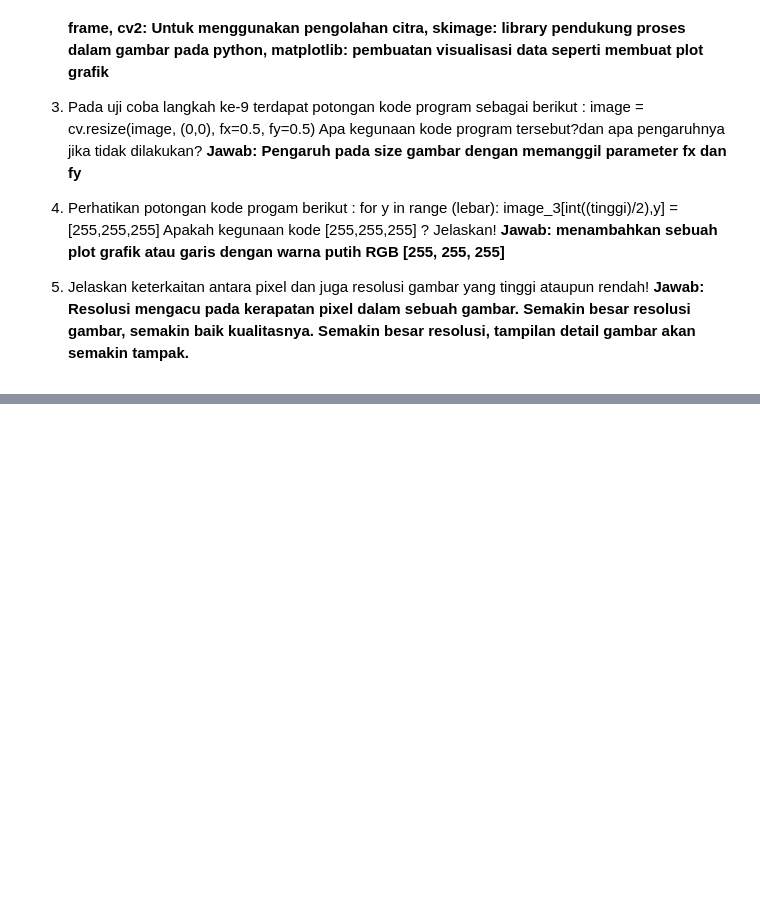
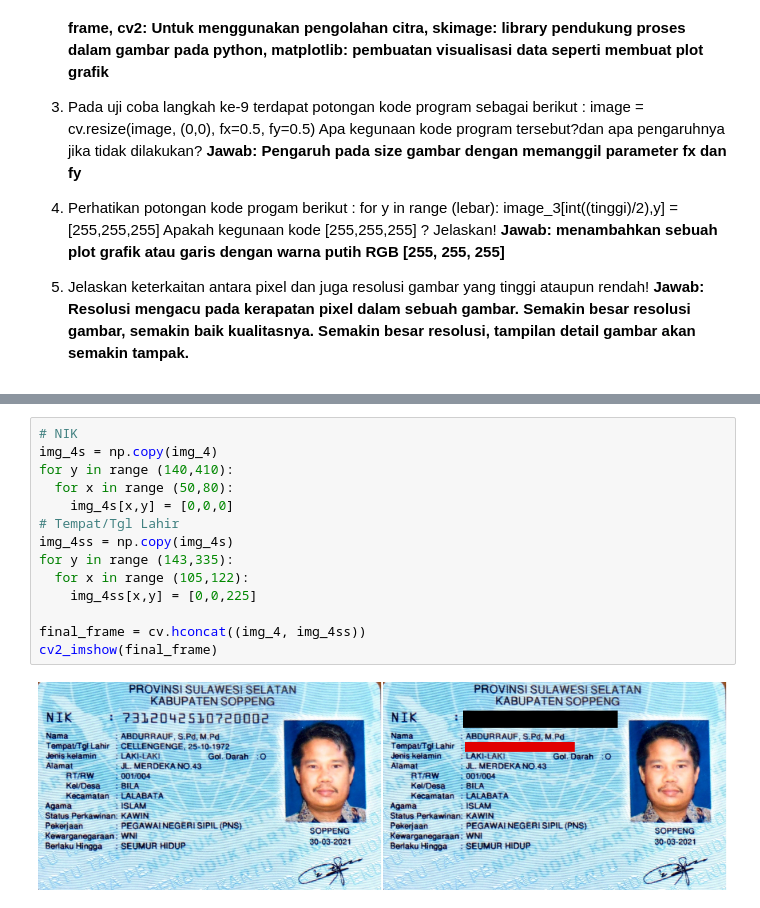
Before and after one commit to maidyjoshi/PCVK_Ganjil_2023, a Jupyter notebook: Week1.ipynb, the cells around one changed output, grey strips where cells are left out. Drawn from its saved outputs; the diff is of its cells as text; blank space fills up the shorter version.

```diff
--- a/Week1.ipynb
+++ b/Week1.ipynb
@@ -89,0 +128,16 @@ cv2_imshow(final_frame)
+# %%
+# NIK
+img_4s = np.copy(img_4)
+for y in range (140,410):
+  for x in range (50,80):
+    img_4s[x,y] = [0,0,0]
+# Tempat/Tgl Lahir
+img_4ss = np.copy(img_4s)
+for y in range (143,335):
+  for x in range (105,122):
+    img_4ss[x,y] = [0,0,225]
+
+final_frame = cv.hconcat((img_4, img_4ss))
+cv2_imshow(final_frame)
+# %% [output]
+[figure, added]
```
Also changed, not shown: parts of 4 cells of this notebook.
